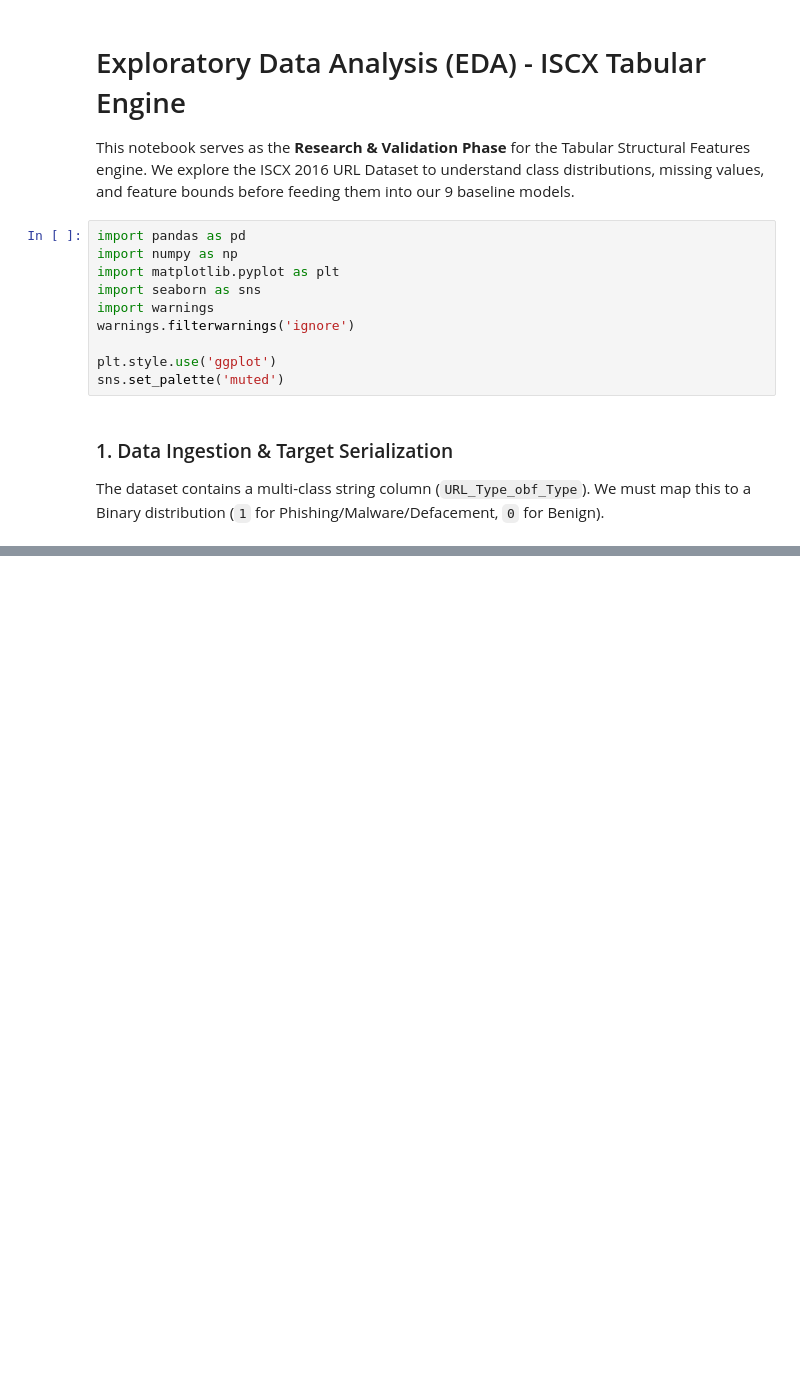
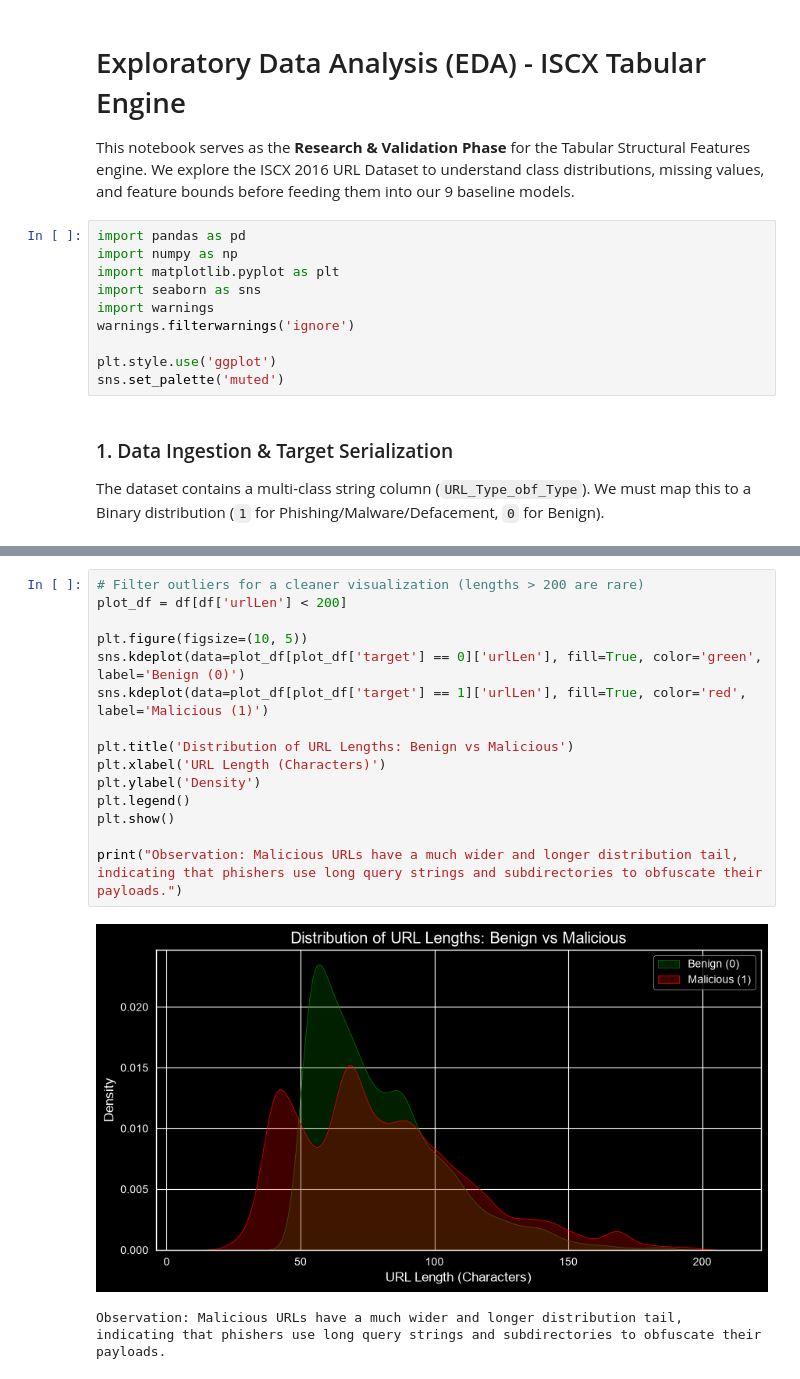
Before and after one commit to Bibek-Dhakal/multimodal-phishing-detection-platform, a Jupyter notebook: notebooks/01_eda_tabular_datasets.ipynb, the cells around one changed output, grey strips where cells are left out. Cells and saved outputs as stored; diff of their text form; blank space fills up the shorter version.

```diff
--- a/notebooks/01_eda_tabular_datasets.ipynb
+++ b/notebooks/01_eda_tabular_datasets.ipynb
@@ -28,0 +35,18 @@ plt.show()
+# %%
+# Filter outliers for a cleaner visualization (lengths > 200 are rare)
+plot_df = df[df['urlLen'] < 200]
+
+plt.figure(figsize=(10, 5))
+sns.kdeplot(data=plot_df[plot_df['target'] == 0]['urlLen'], fill=True, color='green', label='Benign (0)')
+sns.kdeplot(data=plot_df[plot_df['target'] == 1]['urlLen'], fill=True, color='red', label='Malicious (1)')
+
+plt.title('Distribution of URL Lengths: Benign vs Malicious')
+plt.xlabel('URL Length (Characters)')
+plt.ylabel('Density')
+plt.legend()
+plt.show()
+
+print("Observation: Malicious URLs have a much wider and longer distribution tail, indicating that phishers use long query strings and subdirectories to obfuscate their payloads.")
+# %% [output]
+[figure, added]
+Observation: Malicious URLs have a much wider and longer distribution tail, indicating that phishers use long query strings and subdirectories to obfuscate their payloads.
```
Also changed, not shown: parts of 8 cells of this notebook, 3 other files.
